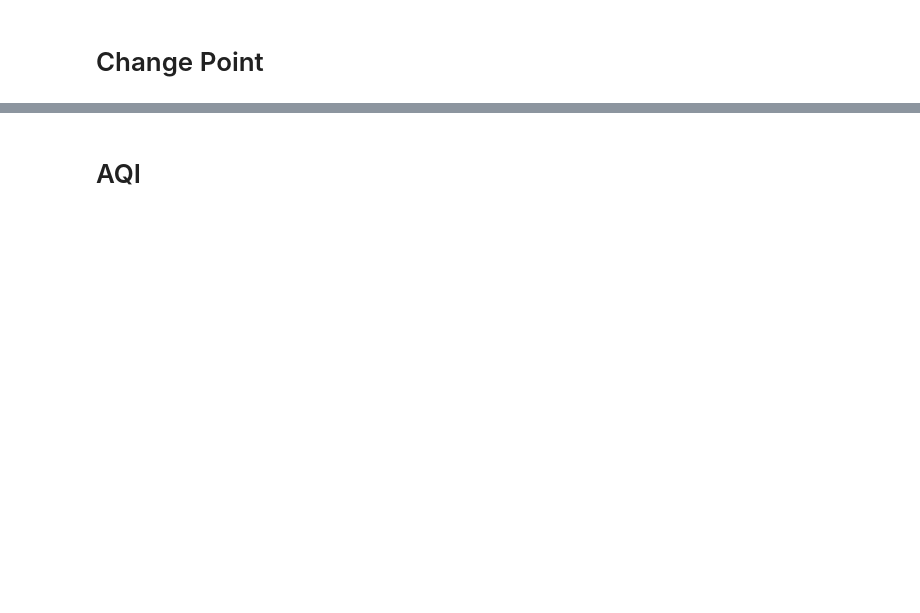
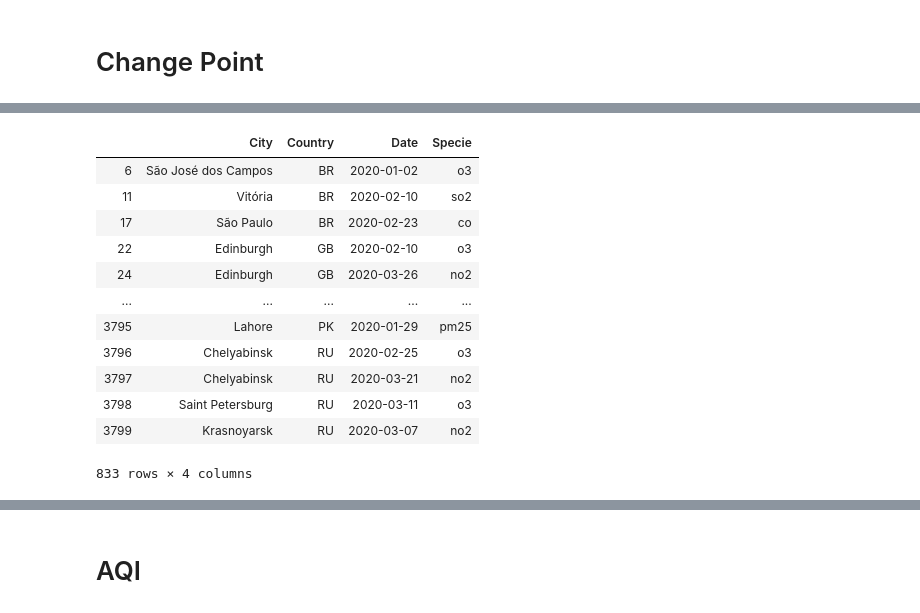
Before and after one commit to sherryxhu/Covid-Datafest-2020, a Jupyter notebook: EDA.ipynb, the cells around one changed output, grey strips where cells are left out. Cells and saved outputs as stored; diff of their text form; code cells hidden in the pictures; blank space fills up the shorter version.

```diff
--- a/EDA.ipynb
+++ b/EDA.ipynb
@@ -64,0 +148,18 @@ df_test.reset_index(drop=True).iloc[result[:-1],]
+# %%
+df_final=df_final[['City','Country','Date','Specie']]
+df_final = df_final.drop_duplicates()
+df_final
+# %% [output]
+|  | City | Country | Date | Specie |
+| 6 | São José dos Campos | BR | 2020-01-02 | o3 |
+| 11 | Vitória | BR | 2020-02-10 | so2 |
+| 17 | São Paulo | BR | 2020-02-23 | co |
+| 22 | Edinburgh | GB | 2020-02-10 | o3 |
+| 24 | Edinburgh | GB | 2020-03-26 | no2 |
+| ... | ... | ... | ... | ... |
+| 3795 | Lahore | PK | 2020-01-29 | pm25 |
+| 3796 | Chelyabinsk | RU | 2020-02-25 | o3 |
+| 3797 | Chelyabinsk | RU | 2020-03-21 | no2 |
+| 3798 | Saint Petersburg | RU | 2020-03-11 | o3 |
+| 3799 | Krasnoyarsk | RU | 2020-03-07 | no2 |
+833 rows × 4 columns
```
Also changed, not shown: parts of 23 cells of this notebook, 3 other files.
